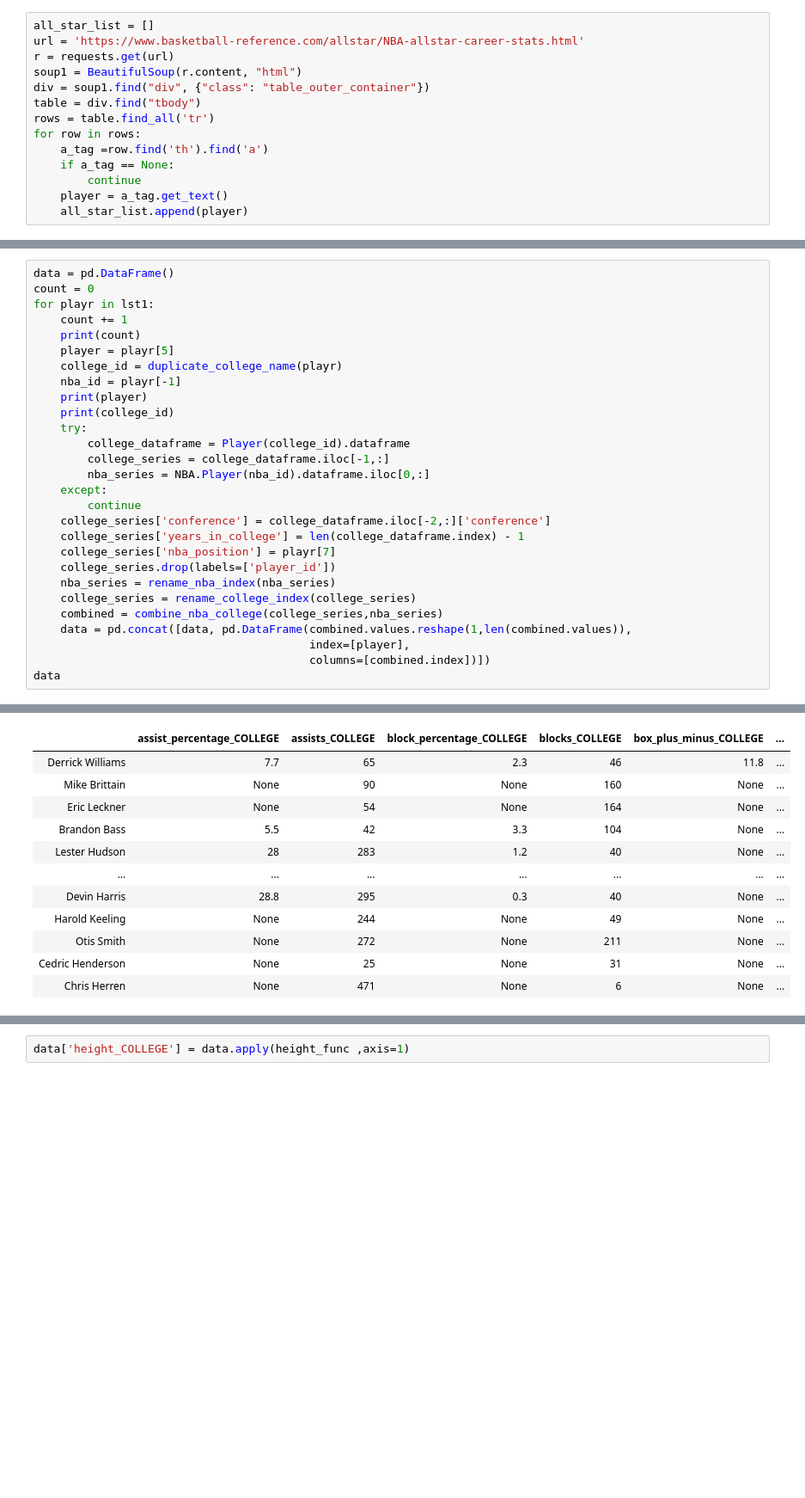
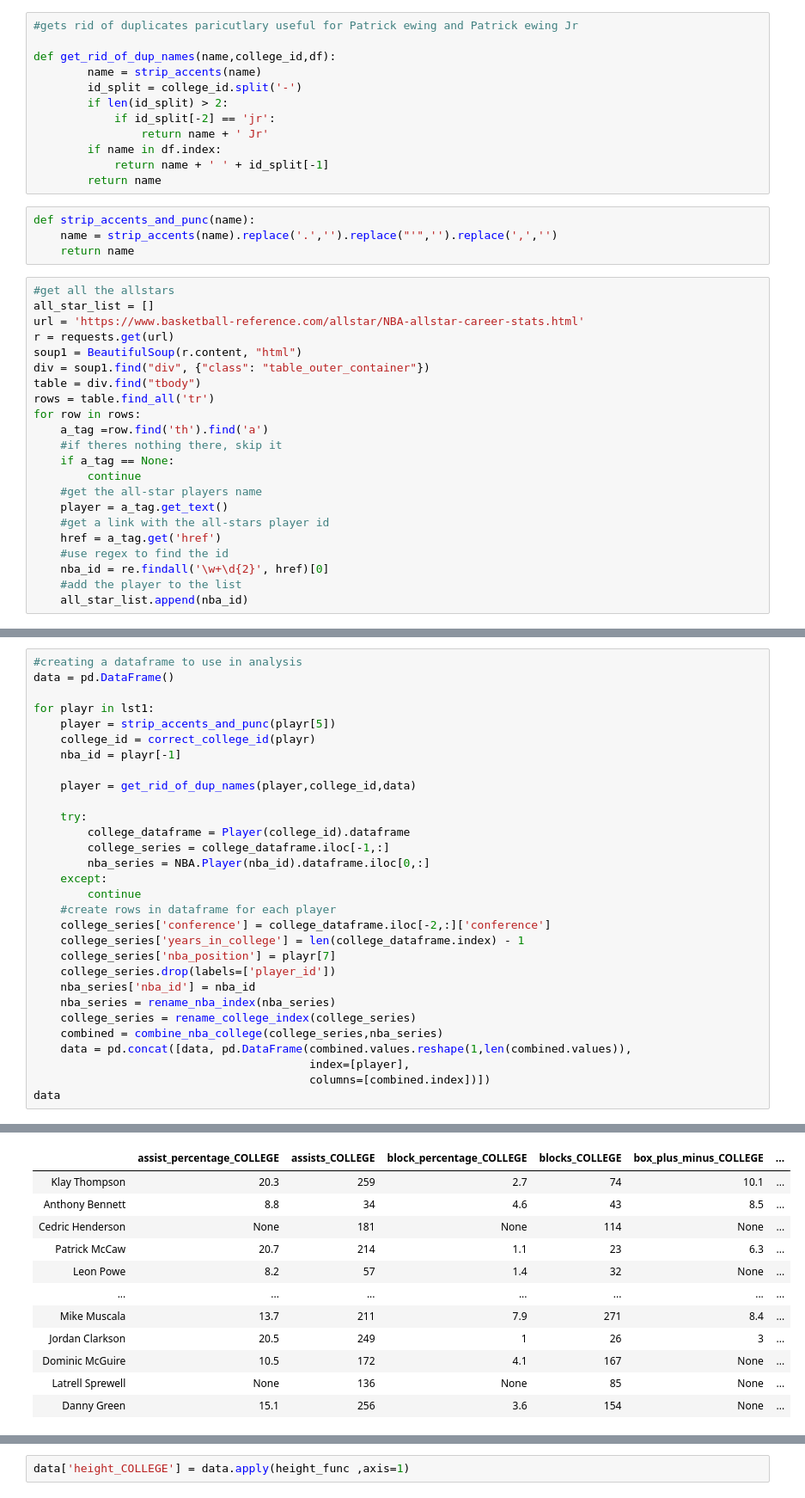
Before and after one commit to Tenacious-E/Predict_NBA_player_quality, a Jupyter notebook: Collecting Data.ipynb, the cells around one changed output, grey strips where cells are left out. Shown at 86% size. Saved outputs shown, nothing was run; the diff lists cells and outputs as text; blank space fills up the shorter version.

```diff
--- a/Collecting Data.ipynb
+++ b/Collecting Data.ipynb
@@ -129,5 +153,22 @@ def duplicate_college_name(element):
         return 'not_college_player'
+# %%
+#gets rid of duplicates paricutlary useful for Patrick ewing and Patrick ewing Jr
+
+def get_rid_of_dup_names(name,college_id,df):
+        name = strip_accents(name)
+        id_split = college_id.split('-')
+        if len(id_split) > 2:
+            if id_split[-2] == 'jr':
+                return name + ' Jr'
+        if name in df.index:
+            return name + ' ' + id_split[-1]
+        return name
+# %%
+def strip_accents_and_punc(name):
+    name = strip_accents(name).replace('.','').replace("'",'').replace(',','')
+    return name
 # %%
+#get all the allstars
 all_star_list = []
 url = 'https://www.basketball-reference.com/allstar/NBA-allstar-career-stats.html'
 r = requests.get(url)
@@ -137,8 +178,15 @@ table = div.find("tbody")
 rows = table.find_all('tr')
 for row in rows:
     a_tag =row.find('th').find('a')
+    #if theres nothing there, skip it
     if a_tag == None:
         continue
+    #get the all-star players name
     player = a_tag.get_text()
-    all_star_list.append(player)
+    #get a link with the all-stars player id
+    href = a_tag.get('href')
+    #use regex to find the id
+    nba_id = re.findall('\w+\d{2}', href)[0]
+    #add the player to the list
+    all_star_list.append(nba_id)
 # %%
@@ -160,26 +210,28 @@ def rename_college_index(college_player_series):
 def combine_nba_college(college_series,nba_series):
     return pd.concat([college_series,nba_series])
 # %%
+#creating a dataframe to use in analysis
 data = pd.DataFrame()
-count = 0
+
 for playr in lst1:
-    count += 1
-    print(count)
-    player = playr[5]
-    college_id = duplicate_college_name(playr)
+    player = strip_accents_and_punc(playr[5])
+    college_id = correct_college_id(playr)
     nba_id = playr[-1]
-    print(player)
-    print(college_id)
+
+    player = get_rid_of_dup_names(player,college_id,data)
+
     try:
         college_dataframe = Player(college_id).dataframe
         college_series = college_dataframe.iloc[-1,:]
         nba_series = NBA.Player(nba_id).dataframe.iloc[0,:]
     except:
         continue
+    #create rows in dataframe for each player
     college_series['conference'] = college_dataframe.iloc[-2,:]['conference']
     college_series['years_in_college'] = len(college_dataframe.index) - 1
     college_series['nba_position'] = playr[7]
     college_series.drop(labels=['player_id'])
+    nba_series['nba_id'] = nba_id
     nba_series = rename_nba_index(nba_series)
     college_series = rename_college_index(college_series)
     combined = combine_nba_college(college_series,nba_series)
@@ -208,12 +260,12 @@ chris-herren-1
 |  | assist_percentage_COLLEGE | assists_COLLEGE | block_percentage_COLLEGE | blocks_COLLEGE | box_plus_minus_COLLEGE | ... |
-| Derrick Williams | 7.7 | 65 | 2.3 | 46 | 11.8 | ... |
-| Mike Brittain | None | 90 | None | 160 | None | ... |
-| Eric Leckner | None | 54 | None | 164 | None | ... |
-| Brandon Bass | 5.5 | 42 | 3.3 | 104 | None | ... |
-| Lester Hudson | 28 | 283 | 1.2 | 40 | None | ... |
+| Klay Thompson | 20.3 | 259 | 2.7 | 74 | 10.1 | ... |
+| Anthony Bennett | 8.8 | 34 | 4.6 | 43 | 8.5 | ... |
+| Cedric Henderson | None | 181 | None | 114 | None | ... |
+| Patrick McCaw | 20.7 | 214 | 1.1 | 23 | 6.3 | ... |
+| Leon Powe | 8.2 | 57 | 1.4 | 32 | None | ... |
 | ... | ... | ... | ... | ... | ... | ... |
-| Devin Harris | 28.8 | 295 | 0.3 | 40 | None | ... |
-| Harold Keeling | None | 244 | None | 49 | None | ... |
-| Otis Smith | None | 272 | None | 211 | None | ... |
-| Cedric Henderson | None | 25 | None | 31 | None | ... |
-| Chris Herren | None | 471 | None | 6 | None | ... |
+| Mike Muscala | 13.7 | 211 | 7.9 | 271 | 8.4 | ... |
+| Jordan Clarkson | 20.5 | 249 | 1 | 26 | 3 | ... |
+| Dominic McGuire | 10.5 | 172 | 4.1 | 167 | None | ... |
+| Latrell Sprewell | None | 136 | None | 85 | None | ... |
+| Danny Green | 15.1 | 256 | 3.6 | 154 | None | ... |
```
Also changed, not shown: parts of 44 cells of this notebook.
